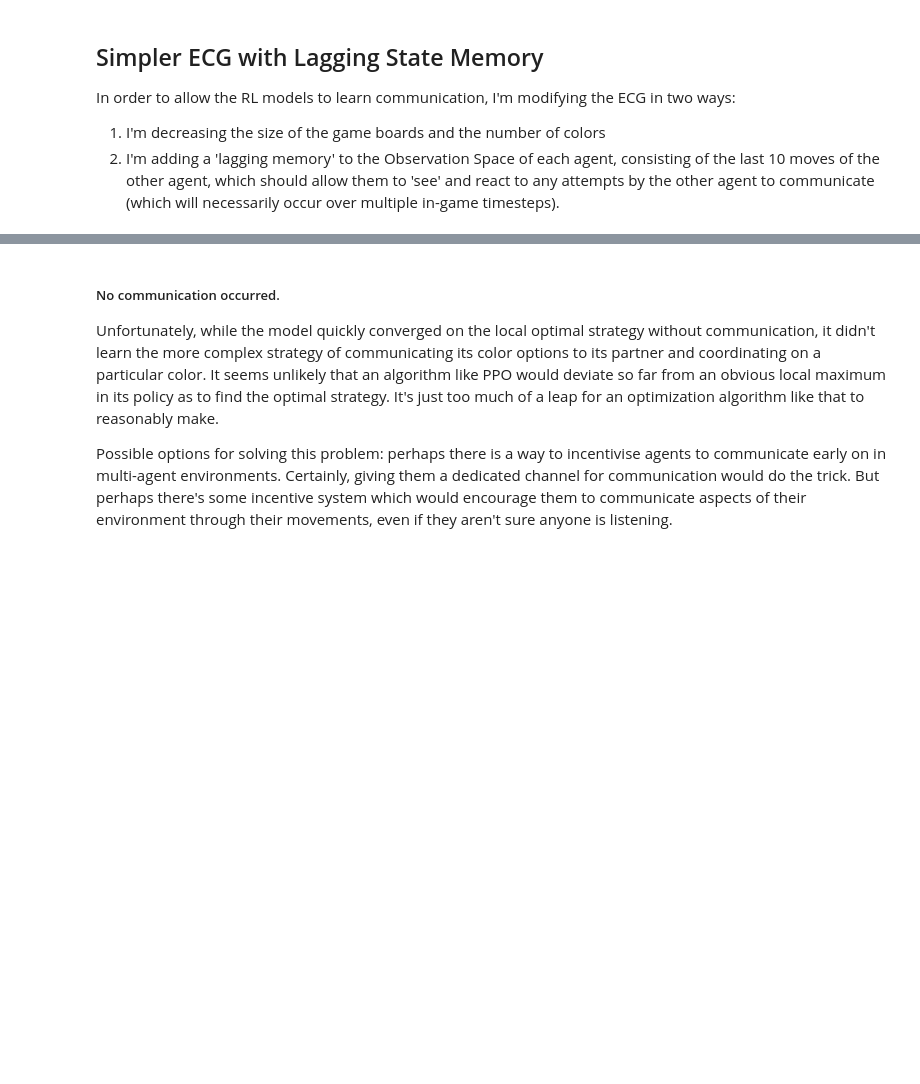
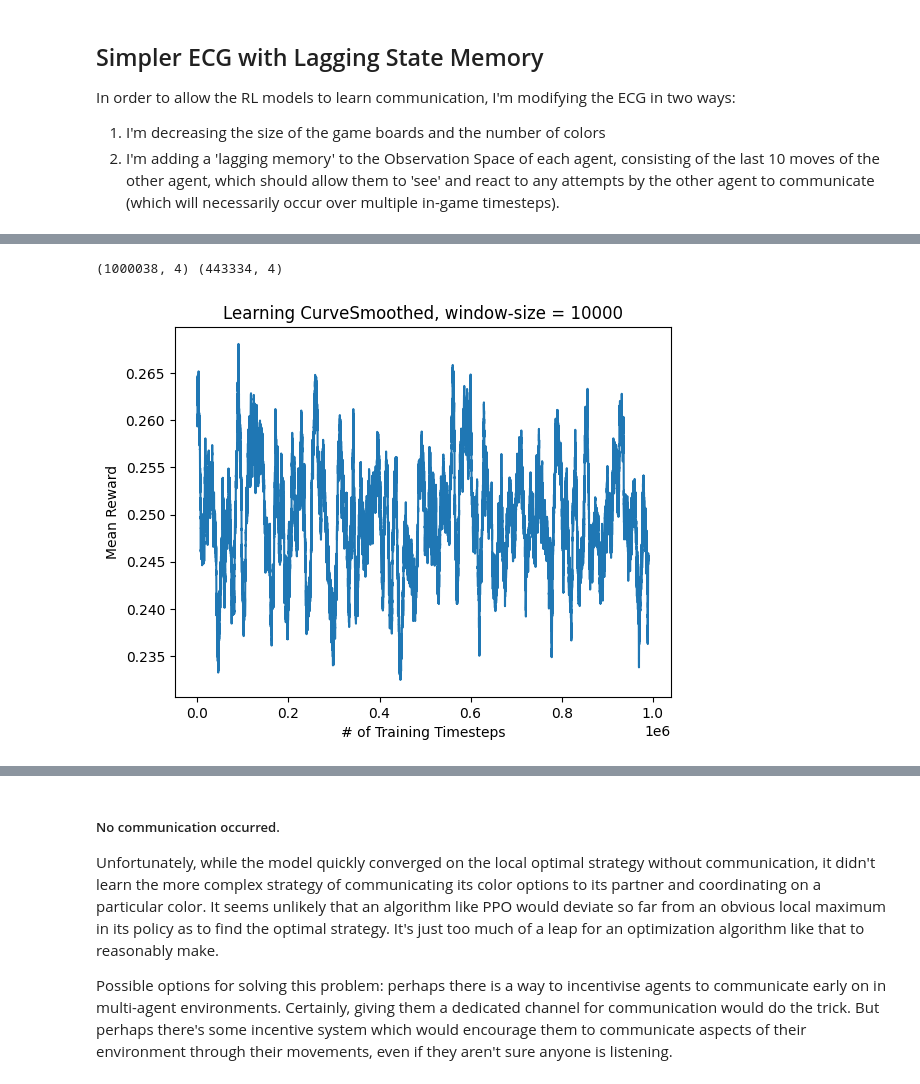
Before and after one commit to EvanMcCormick37/independent-study-F24-learning-RL-with-gymnasium, a Jupyter notebook: SimplifiedEmbodiedCommunicationGame.ipynb, the cells around one changed output, grey strips where cells are left out. Drawn from its saved outputs; the diff is of its cells as text; code cells hidden in the pictures; blank space fills up the shorter version.

```diff
--- a/SimplifiedEmbodiedCommunicationGame.ipynb
+++ b/SimplifiedEmbodiedCommunicationGame.ipynb
@@ -320 +268,11 @@ ServerApp.rate_limit_window=3.0 (secs)
+# %%
+PPO_results=load_results(mPPO_dir)
+A2C_results=load_results(mA2C_dir)
+print(PPO_results.shape,A2C_results.shape)
+# %% [output]
+(1000038, 4) (443334, 4)
+# %%
+plot_results(mPPO_dir,window=10000)
+# %% [output]
+[figure, added]
 # %%
```
Also changed, not shown: parts of 10 cells of this notebook, 33 other files.
